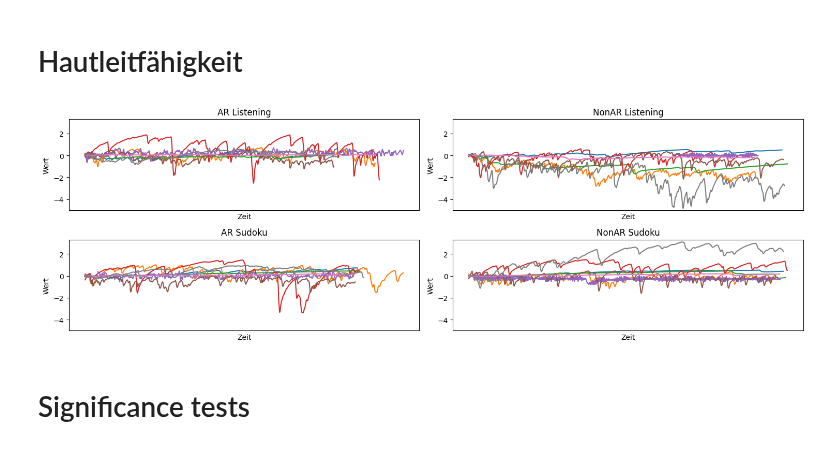
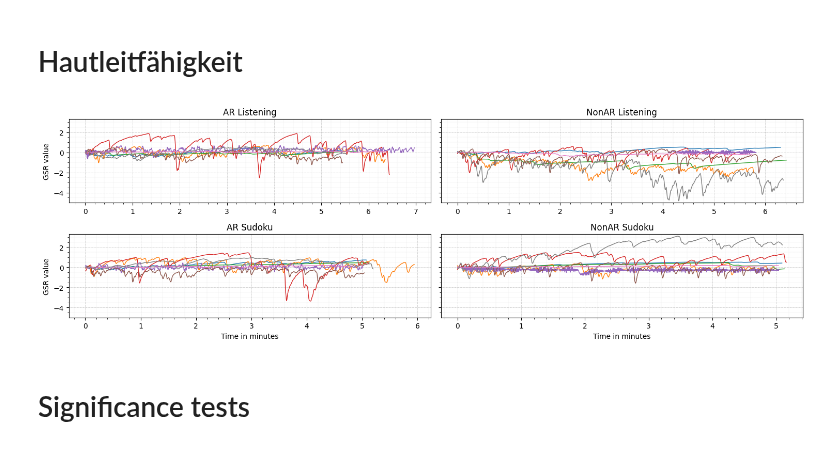
Before and after one commit to BrunoBerger/Zen-Office, a Jupyter notebook: Auswertung/plots.ipynb, the cells around one changed output. Cells and saved outputs as stored; diff of their text form; code cells hidden in the pictures.

Commit message:
converted sweat time to minutes and added a proper grid

```diff
--- a/Auswertung/plots.ipynb
+++ b/Auswertung/plots.ipynb
@@ -328,7 +328,7 @@ import pandas as pd
 
 path = "data/sweat/MA/*.json"
 # path = "data/sweat/NoMA/*.json"
-linewidth = 1.5
+linewidth = 1
 
 sweat_files = glob.glob(path)
 temp_list = []
@@ -339,7 +339,9 @@ for file in sweat_files:
 sweat_dfs = (file for file in temp_list) # change to generator
 
 
-fig, axs = plt.subplots(2, 2)
+fig, axs = plt.subplots(2, 2,
+                        # sharex=True, sharey=True
+                        )
 fig.set_figwidth(15)
 
 for i in sweat_dfs:
@@ -356,43 +358,46 @@ for i in sweat_dfs:
 
     # Normalise to center of screen
     for j, ax in enumerate(axs.flat):
-        datasets[j][x_axis] = pd.to_timedelta(datasets[j][x_axis])
+        datasets[j][x_axis] = pd.to_timedelta(datasets[j][x_axis]).apply(lambda x: x.total_seconds()/60)
         startMean = datasets[j][y_axis].iloc[0:calibrationWindow].sum() / calibrationWindow
         ax.plot(datasets[j][x_axis], datasets[j][y_axis]-startMean, linewidth=linewidth)
         ax.set_title(titles[j])
 
 
-
+# fig.supxlabel('Time in minutes')
+# fig.supylabel('GSR value')
 # Hide x labels and tick labels for top plots and y ticks for right plots.
 for ax in axs.flat:
-    ax.set(xlabel='Zeit', ylabel='Wert')
-    # ax.label_outer()
+    ax.set(xlabel='Time in minutes', ylabel='GSR value')
+    ax.label_outer()
     # use shared or custom below
     # ax.sharex(axs[0,0])
     # ax.sharey(axs[0,0])
     ax.tick_params(
             axis='x',          # changes apply to the x-axis
             which='both',      # both major and minor ticks are affected
-            bottom=False,      # ticks along the bottom edge are off
+            bottom=True,      # ticks along the bottom edge are off
             # top=False,         # ticks along the top edge are off
-            labelbottom=False  # labels along the bottom edge are off
+            labelbottom=True  # labels along the bottom edge are off
             )
-    # ax.grid(linestyle="--", linewidth=0.3, )
+    ax.minorticks_on()
+    ax.grid(which="major", linestyle="--", linewidth=0.4)
+    ax.grid(which="minor", linestyle="--", linewidth=0.1)
 
 # # Custom axis sizes
 # # Xlim = (-1.5, 1.5)
 Ylim = (-5, 3.3)
 plt.setp(axs,
         #  xlim=Xlim,
          ylim=Ylim)
 
 title="Evalutation der Hautleitfähigkeit"
 # fig.suptitle(title)
 plt.tight_layout()
-plt.savefig(figureSavePath + "hautleitfähigkeit", dpi=500)
+plt.savefig(figureSavePath + "hautleitfähigkeit", dpi=800)
 plt.show()
 # %% [output]
-[figure, old version]
+[figure, new version]
 # %% [markdown]
 # Significance tests
 # %% [markdown]
```
